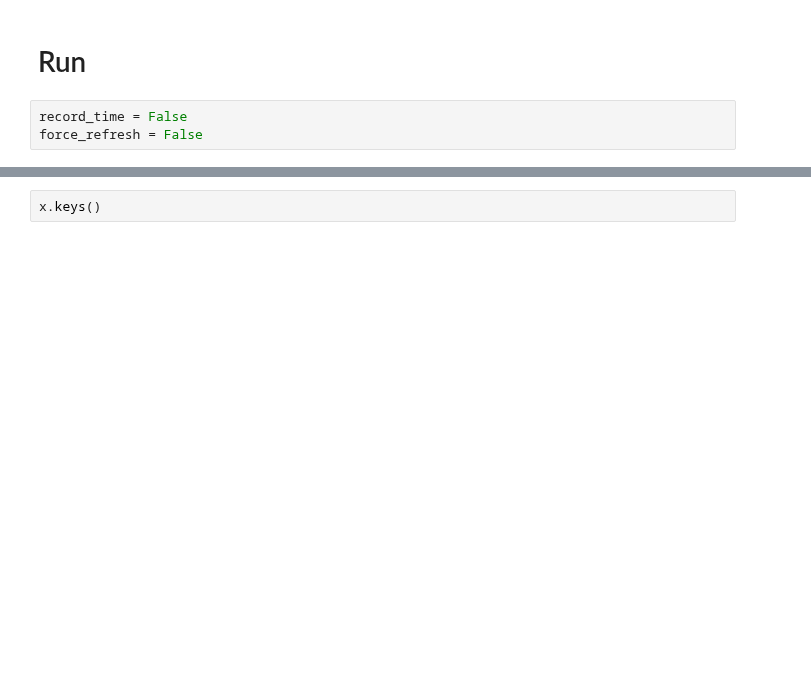
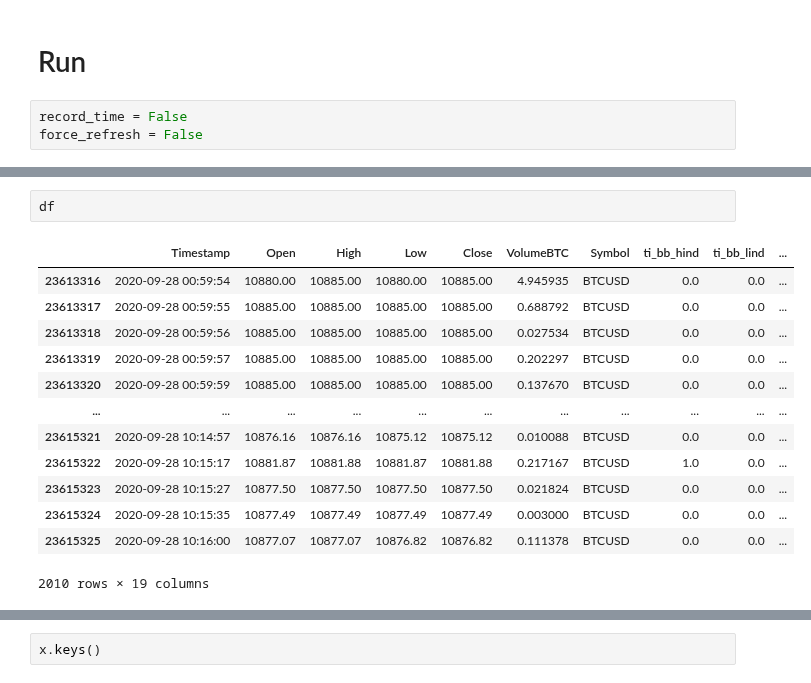
Before and after one commit to perjonasam/dunderbot, a Jupyter notebook: Playground.ipynb, the cells around one changed output, grey strips where cells are left out. Drawn from its saved outputs; the diff is of its cells as text; blank space fills up the shorter version.

```diff
--- a/Playground.ipynb
+++ b/Playground.ipynb
@@ -155,3 +170,19 @@ Wall time: 4.16 s
+# %%
+df
+# %% [output]
+|  | Timestamp | Open | High | Low | Close | VolumeBTC | Symbol | ti_bb_hind | ti_bb_lind | ... |
+| 23613316 | 2020-09-28 00:59:54 | 10880.00 | 10885.00 | 10880.00 | 10885.00 | 4.945935 | BTCUSD | 0.0 | 0.0 | ... |
+| 23613317 | 2020-09-28 00:59:55 | 10885.00 | 10885.00 | 10885.00 | 10885.00 | 0.688792 | BTCUSD | 0.0 | 0.0 | ... |
+| 23613318 | 2020-09-28 00:59:56 | 10885.00 | 10885.00 | 10885.00 | 10885.00 | 0.027534 | BTCUSD | 0.0 | 0.0 | ... |
+| 23613319 | 2020-09-28 00:59:57 | 10885.00 | 10885.00 | 10885.00 | 10885.00 | 0.202297 | BTCUSD | 0.0 | 0.0 | ... |
+| 23613320 | 2020-09-28 00:59:59 | 10885.00 | 10885.00 | 10885.00 | 10885.00 | 0.137670 | BTCUSD | 0.0 | 0.0 | ... |
+| ... | ... | ... | ... | ... | ... | ... | ... | ... | ... | ... |
+| 23615321 | 2020-09-28 10:14:57 | 10876.16 | 10876.16 | 10875.12 | 10875.12 | 0.010088 | BTCUSD | 0.0 | 0.0 | ... |
+| 23615322 | 2020-09-28 10:15:17 | 10881.87 | 10881.88 | 10881.87 | 10881.88 | 0.217167 | BTCUSD | 1.0 | 0.0 | ... |
+| 23615323 | 2020-09-28 10:15:27 | 10877.50 | 10877.50 | 10877.50 | 10877.50 | 0.021824 | BTCUSD | 0.0 | 0.0 | ... |
+| 23615324 | 2020-09-28 10:15:35 | 10877.49 | 10877.49 | 10877.49 | 10877.49 | 0.003000 | BTCUSD | 0.0 | 0.0 | ... |
+| 23615325 | 2020-09-28 10:16:00 | 10877.07 | 10877.07 | 10876.82 | 10876.82 | 0.111378 | BTCUSD | 0.0 | 0.0 | ... |
+2010 rows × 19 columns
 # %%
 import pickle
 with open('all_dict_pred.pickle', 'rb') as f:
```
Also changed, not shown: parts of 6 cells of this notebook, 5 other files.
